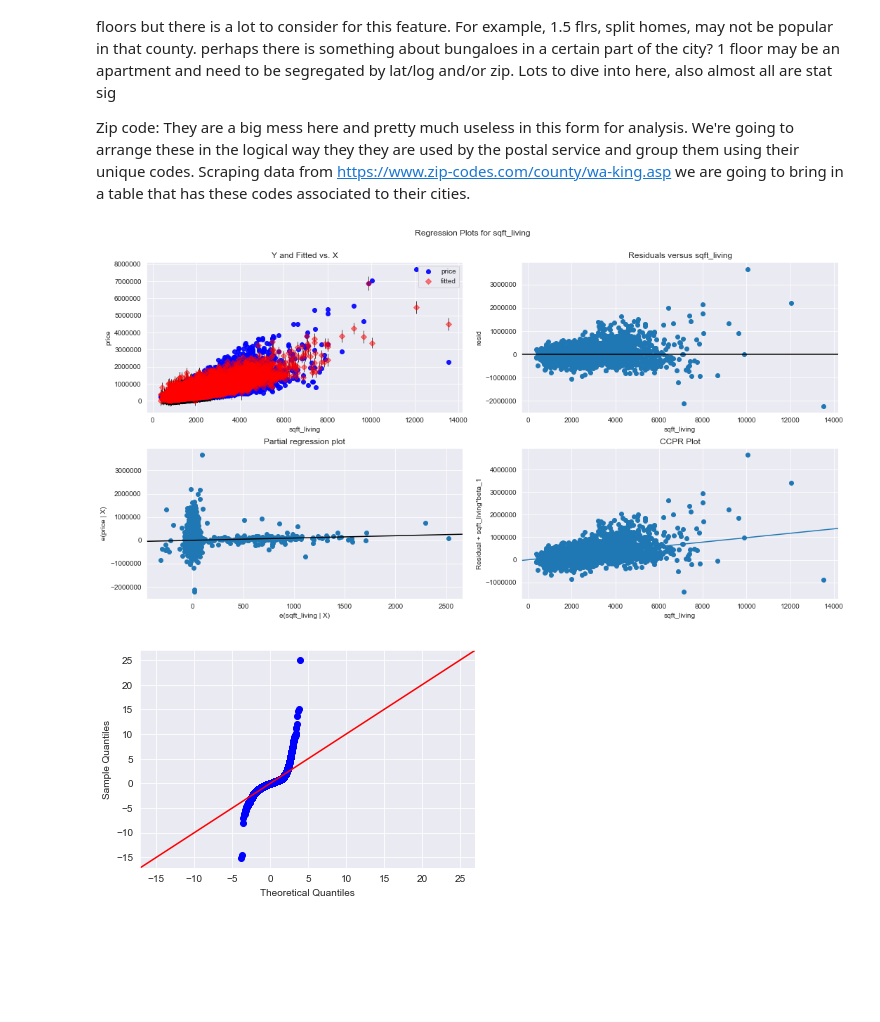
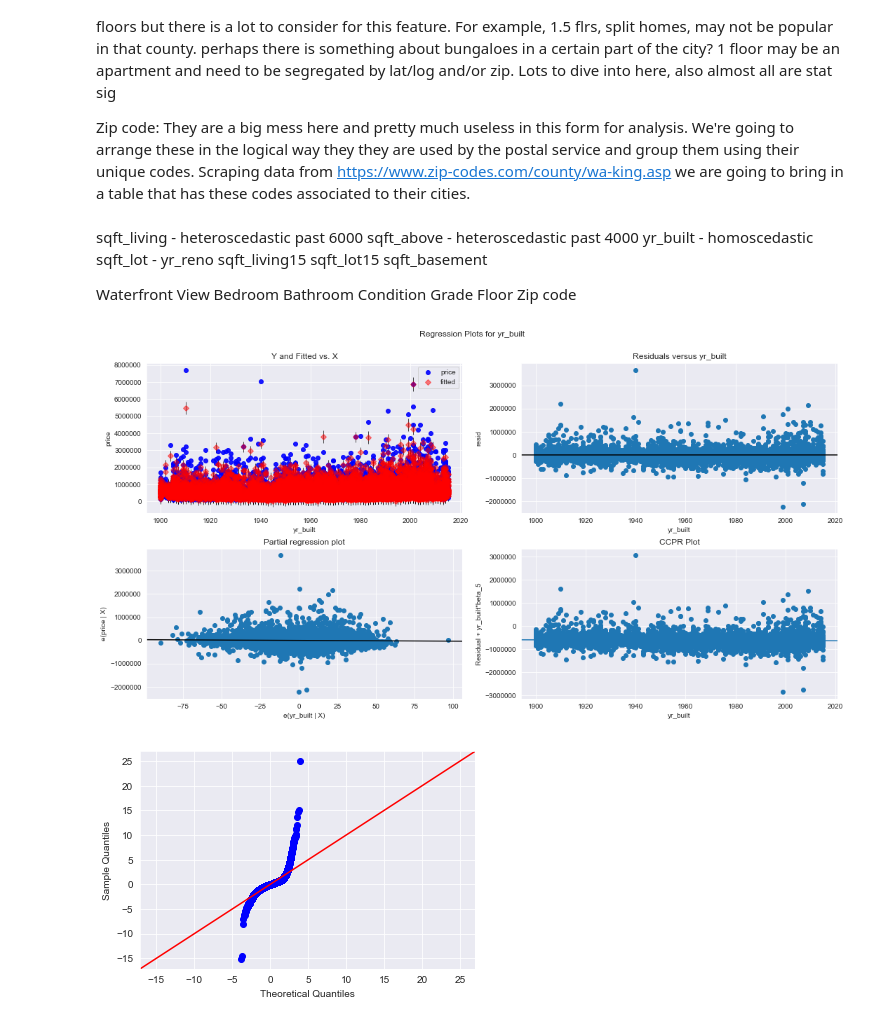
Before and after one commit to tcastanley/dsc-mod-2-project-v2-1-onl01-dtsc-ft-052620, a Jupyter notebook: student.ipynb, the cells around one changed output. Drawn from its saved outputs; the diff is of its cells as text; code cells hidden in the pictures; blank space fills up the shorter version.

```diff
--- a/student.ipynb
+++ b/student.ipynb
@@ -888,12 +930,31 @@ Relative to having 1(n=10k/21k),they do not seem to show a positive correlation
 
 Zip code:
 They are a big mess here and pretty much useless in this form for analysis.  We're going to arrange these in the logical way they they are used by the postal service and group them using their unique codes. Scraping data from https://www.zip-codes.com/county/wa-king.asp we are going to bring in a table that has these codes associated to their cities.
+# %% [markdown]
+sqft_living - heteroscedastic past 6000
+sqft_above - heteroscedastic past 4000
+yr_built - homoscedastic
+sqft_lot -
+yr_reno
+sqft_living15
+sqft_lot15
+sqft_basement
+
+Waterfront
+View
+Bedroom
+Bathroom
+Condition
+Grade
+Floor
+Zip
+code
 # %%
 fig = plt.figure(figsize=(15,8))
-fig = sm.graphics.plot_regress_exog(model_base, 'sqft_living', fig=fig)
+fig = sm.graphics.plot_regress_exog(model_base, 'yr_built', fig=fig)
 plt.show()
 # %% [output]
-[figure, old version]
+[figure, new version]
 # %%
 import scipy.stats as stats
 residuals = model_base.resid
```
Also changed, not shown: parts of 54 cells of this notebook.
